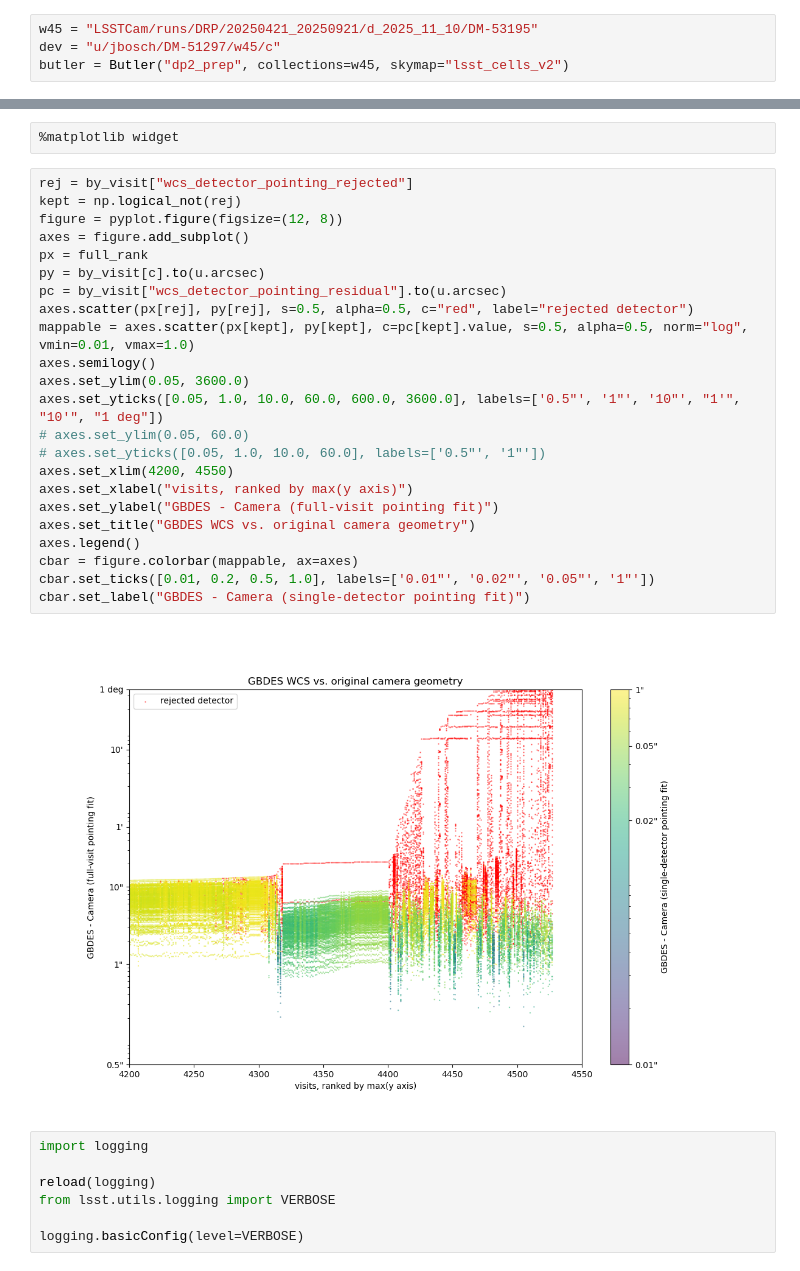
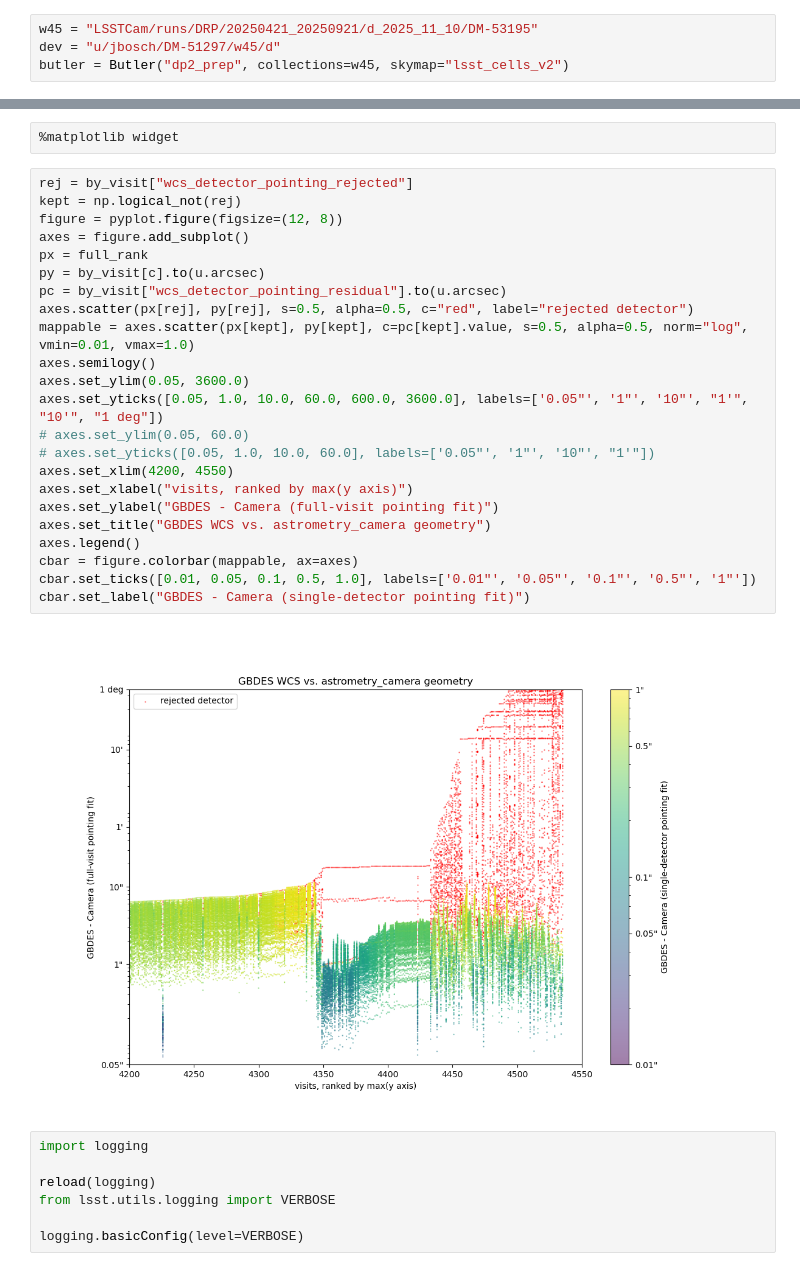
Before and after one commit to lsst/meas_astrom, a Jupyter notebook: DM-51297.ipynb, the cells around one changed output, grey strips where cells are left out. Saved outputs shown, nothing was run; the diff lists cells and outputs as text.

```diff
--- a/DM-51297.ipynb
+++ b/DM-51297.ipynb
@@ -25,7 +25,7 @@ if TYPE_CHECKING:
     from matplotlib.figure import Figure
 # %%
 w45 = "LSSTCam/runs/DRP/20250421_20250921/d_2025_11_10/DM-53195"
-dev = "u/jbosch/DM-51297/w45/c"
+dev = "u/jbosch/DM-51297/w45/d"
 butler = Butler("dp2_prep", collections=w45, skymap="lsst_cells_v2")
 # %%
 refs = butler.query_datasets("visit_summary", collections=dev, limit=None)
@@ -68,28 +68,28 @@ for r, (a, b) in zip(visit_rank, itertools.pairwise(by_visit.groups.indices)):
 # %%
 rej = by_visit["wcs_detector_pointing_rejected"]
 kept = np.logical_not(rej)
 figure = pyplot.figure(figsize=(12, 8))
 axes = figure.add_subplot()
 px = full_rank
 py = by_visit[c].to(u.arcsec)
 pc = by_visit["wcs_detector_pointing_residual"].to(u.arcsec)
 axes.scatter(px[rej], py[rej], s=0.5, alpha=0.5, c="red", label="rejected detector")
 mappable = axes.scatter(px[kept], py[kept], c=pc[kept].value, s=0.5, alpha=0.5, norm="log", vmin=0.01, vmax=1.0)
 axes.semilogy()
 axes.set_ylim(0.05, 3600.0)
-axes.set_yticks([0.05, 1.0, 10.0, 60.0, 600.0, 3600.0], labels=['0.5"', '1"', '10"', "1'", "10'", "1 deg"])
+axes.set_yticks([0.05, 1.0, 10.0, 60.0, 600.0, 3600.0], labels=['0.05"', '1"', '10"', "1'", "10'", "1 deg"])
 # axes.set_ylim(0.05, 60.0)
-# axes.set_yticks([0.05, 1.0, 10.0, 60.0], labels=['0.5"', '1"'])
+# axes.set_yticks([0.05, 1.0, 10.0, 60.0], labels=['0.05"', '1"', '10"', "1'"])
 axes.set_xlim(4200, 4550)
 axes.set_xlabel("visits, ranked by max(y axis)")
 axes.set_ylabel("GBDES - Camera (full-visit pointing fit)")
-axes.set_title("GBDES WCS vs. original camera geometry")
+axes.set_title("GBDES WCS vs. astrometry_camera geometry")
 axes.legend()
 cbar = figure.colorbar(mappable, ax=axes)
-cbar.set_ticks([0.01, 0.2, 0.5, 1.0], labels=['0.01"', '0.02"', '0.05"', '1"'])
+cbar.set_ticks([0.01, 0.05, 0.1, 0.5, 1.0], labels=['0.01"', '0.05"', '0.1"', '0.5"', '1"'])
 cbar.set_label("GBDES - Camera (single-detector pointing fit)")
 # %% [output]
-[figure, old version]
+[figure, new version]
 # %%
 import logging
 
```
Also changed, not shown: parts of 7 cells of this notebook.
